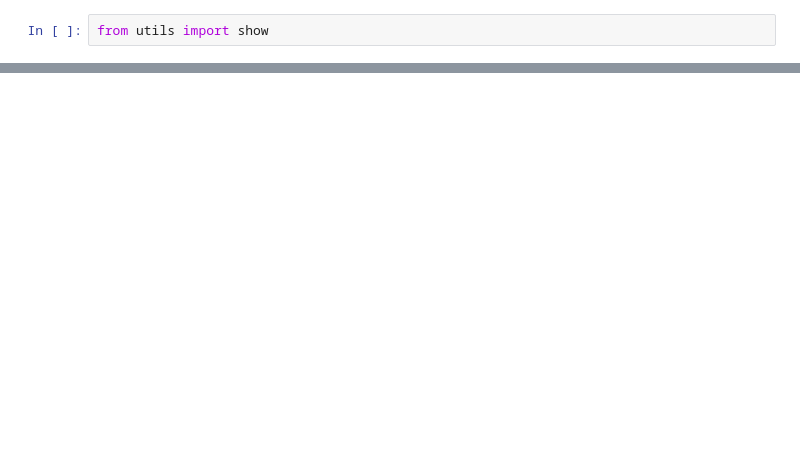
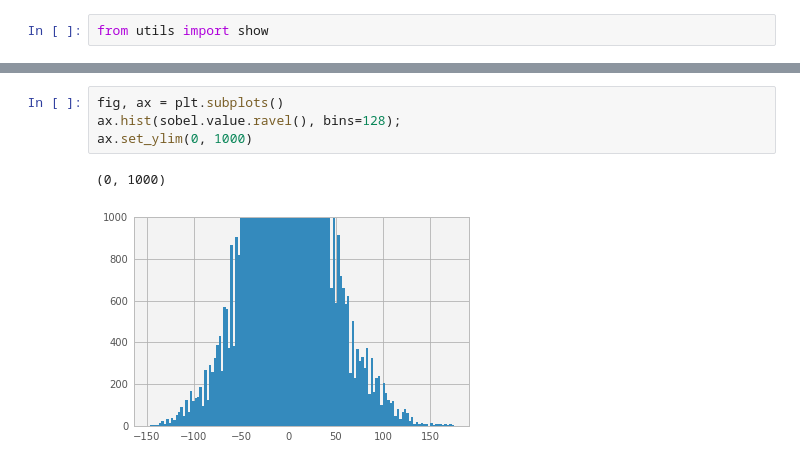
Before and after one commit to tsbertalan/laneLines, a Jupyter notebook: Evaluating HSV.ipynb, the cells around one changed output, grey strips where cells are left out. Drawn from its saved outputs; the diff is of its cells as text; blank space fills up the shorter version.

```diff
--- a/Evaluating HSV.ipynb
+++ b/Evaluating HSV.ipynb
@@ -106,3 +100,10 @@ ax.legend();
+# %%
+fig, ax = plt.subplots()
+ax.hist(sobel.value.ravel(), bins=128);
+ax.set_ylim(0, 1000)
+# %% [output]
+(0, 1000)
+[figure, added]
 # %%
 hsvshow.showMembers(
     subplotKwargs=dict(figsize=(16,9)),
```
Also changed, not shown: parts of 13 cells of this notebook, 6 other files.
